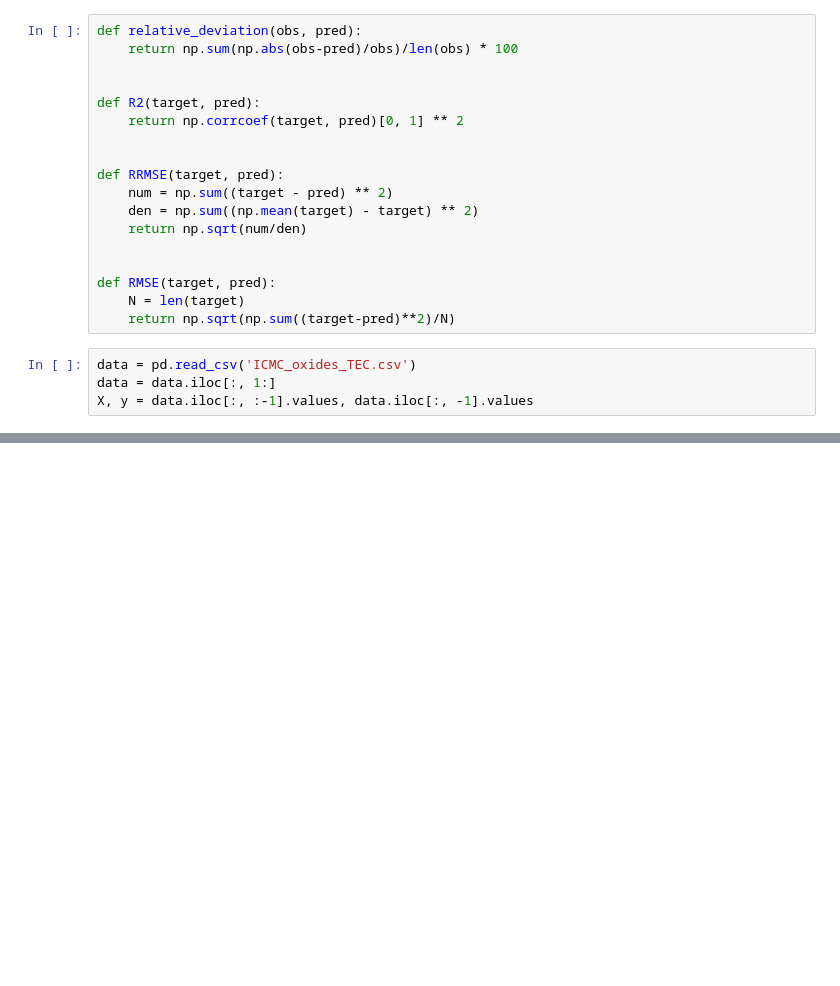
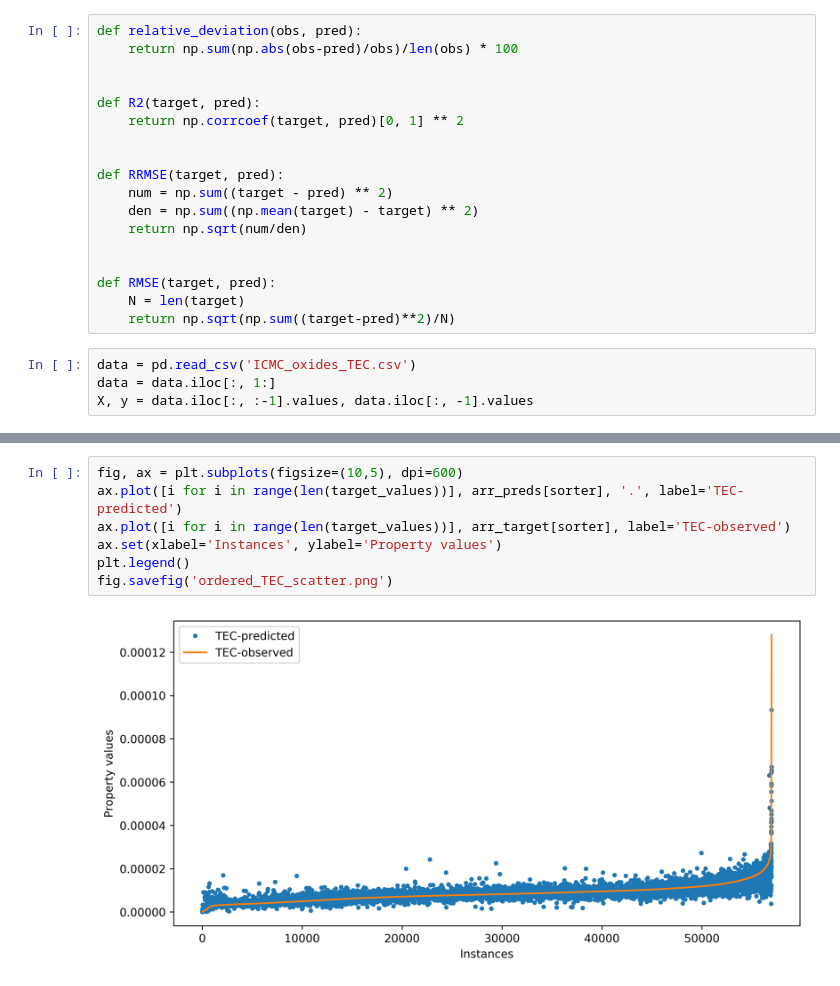
Before and after one commit to ealcobaca/mlglass, a Jupyter notebook: data/other_properties/TEC_log_test.ipynb, the cells around one changed output, grey strips where cells are left out. Drawn from its saved outputs; the diff is of its cells as text; blank space fills up the shorter version.

```diff
--- a/data/other_properties/TEC_log_test.ipynb
+++ b/data/other_properties/TEC_log_test.ipynb
@@ -74,0 +95,9 @@ RMSE: 1.5672568771966914e-06
+# %%
+fig, ax = plt.subplots(figsize=(10,5), dpi=600)
+ax.plot([i for i in range(len(target_values))], arr_preds[sorter], '.', label='TEC-predicted')
+ax.plot([i for i in range(len(target_values))], arr_target[sorter], label='TEC-observed')
+ax.set(xlabel='Instances', ylabel='Property values')
+plt.legend()
+fig.savefig('ordered_TEC_scatter.png')
+# %% [output]
+[figure, added]
```
Also changed, not shown: parts of 6 cells of this notebook, 4 other files.
